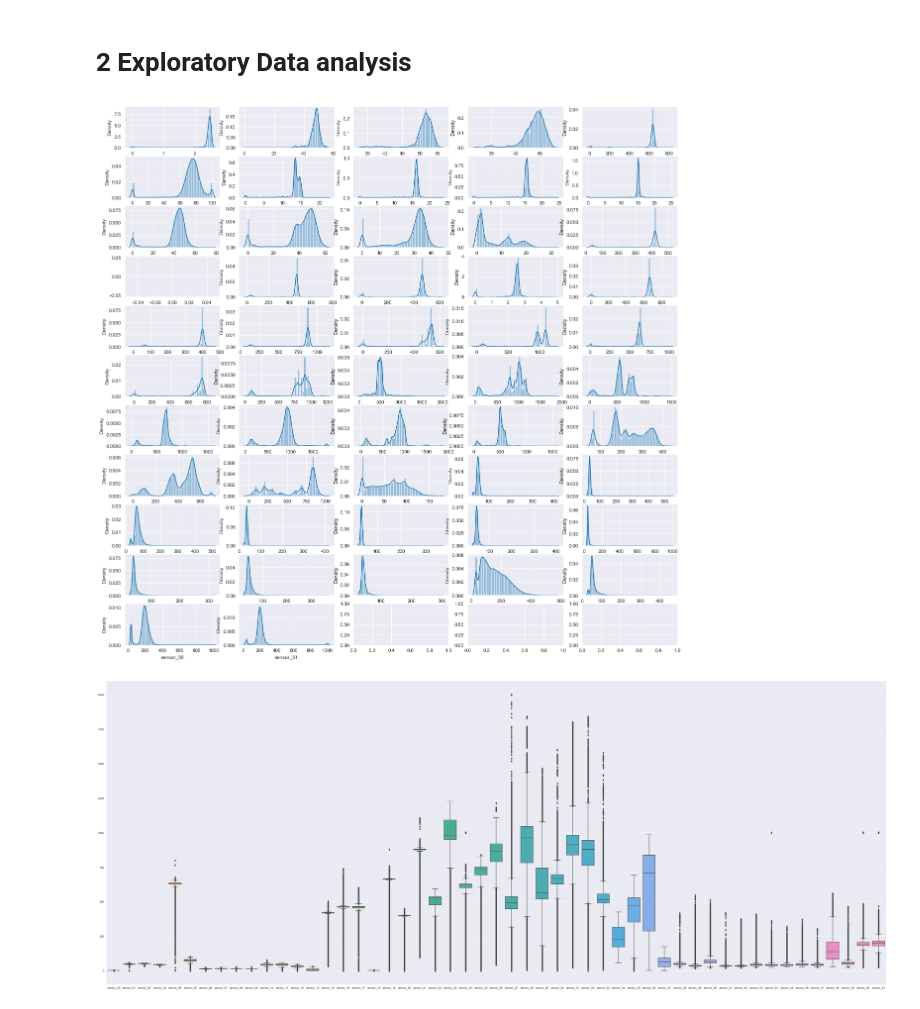
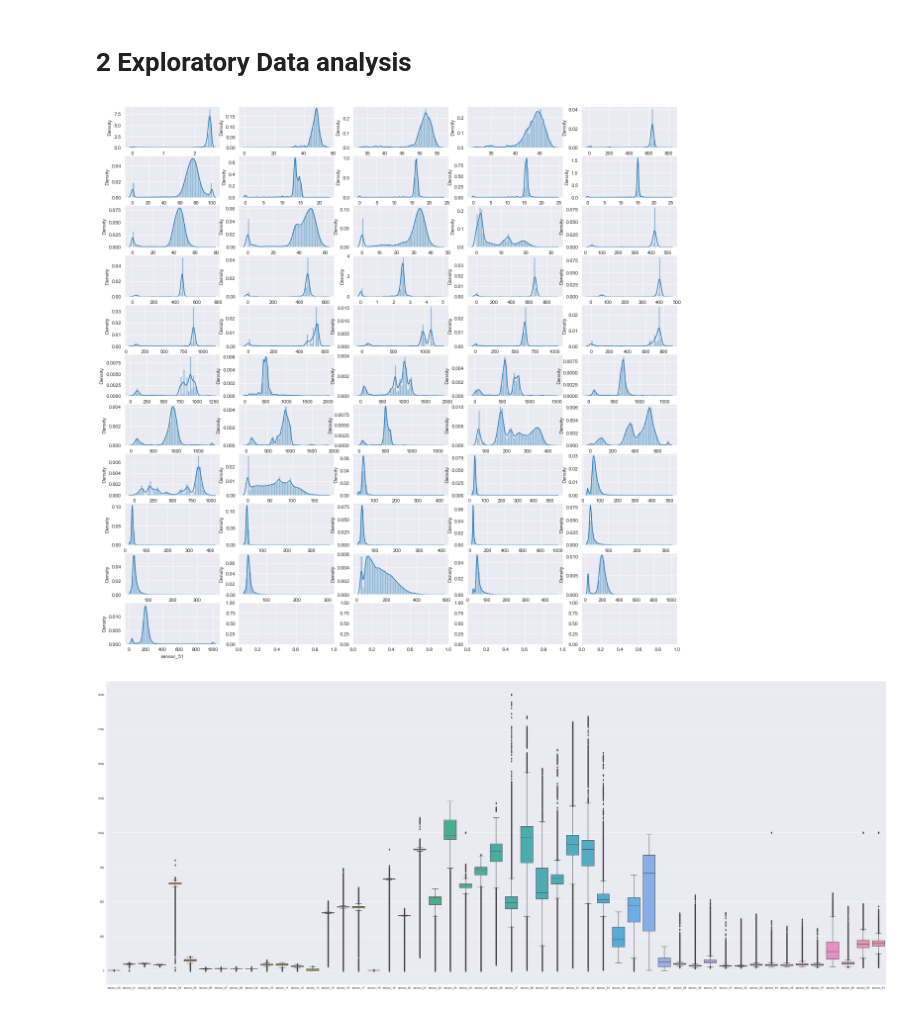
Before and after one commit to nils12344/PythonAdvancedGruppeD, a Jupyter notebook: Projekt Gruppe D.ipynb, the cells around one changed output. Cells and saved outputs as stored; diff of their text form; code cells hidden in the pictures.

```diff
--- a/Projekt Gruppe D.ipynb
+++ b/Projekt Gruppe D.ipynb
@@ -123,33 +123,33 @@ insights(df)
 # %%
 import matplotlib.pyplot as plt
 import seaborn as sns
 
-df.drop(columns=['timestamp', 'machine_status', 'Unnamed: 0'], inplace=True)
+df.drop(columns=['timestamp', 'machine_status', 'Unnamed: 0',"sensor_15"], inplace=True)
 
 sns.set_style("darkgrid")
 
 fix, axes = plt.subplots(11, 5, figsize=(20, 20))
 
 x = 0
 y = 0
 
 for ele in df.columns:
     sns.distplot(df[ele], ax=axes[y, x])
     if x < 4:
         x += 1
     else:
         x = 0
         y += 1
 
 
 #sns.distplot(df['sensor_01'])
 plt.show()
 
 #plt.clf()
 #sns.boxplot(df['sensor_01'])
 #plt.show()
 # %% [output]
-[figure, old version]
+[figure, new version]
 # %%
 sns.set_style("darkgrid")
 
```
Also changed, not shown: parts of 2 cells of this notebook.
